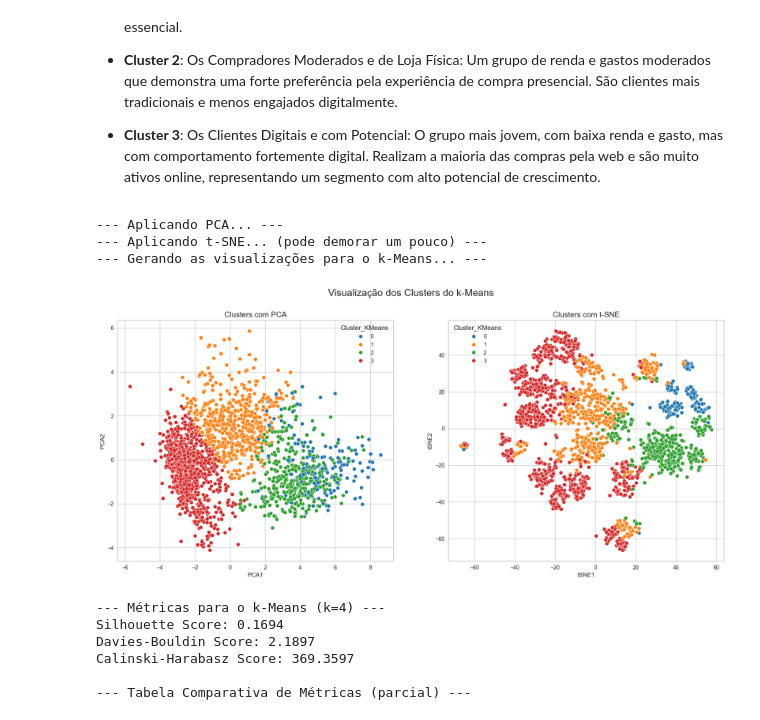
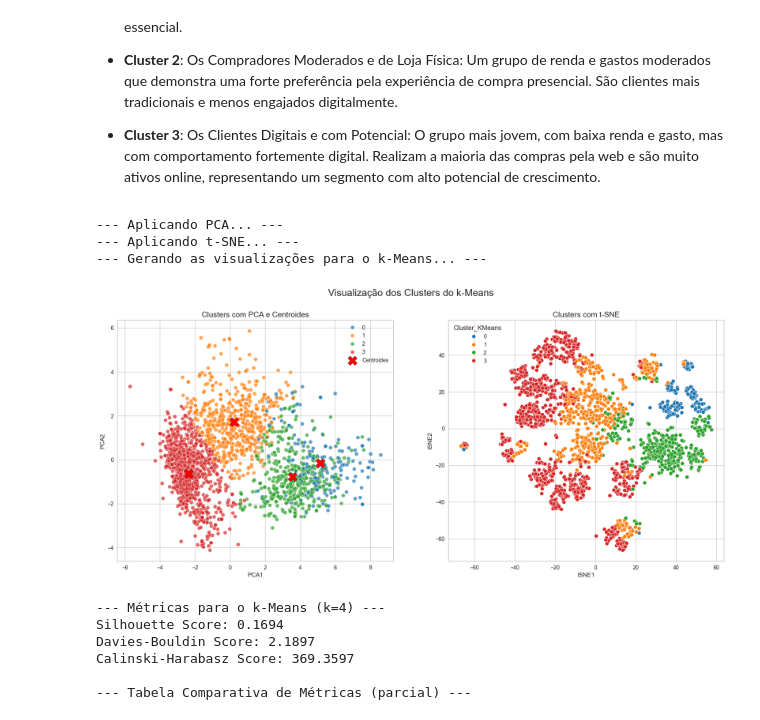
Before and after one commit to juniors719/customer_personality_clustering, a Jupyter notebook: customer_segmentation.ipynb, the cells around one changed output. Cells and saved outputs as stored; diff of their text form; code cells hidden in the pictures.

```diff
--- a/customer_segmentation.ipynb
+++ b/customer_segmentation.ipynb
@@ -857,40 +844,42 @@ data_pca = pca.fit_transform(df_ready)
 # 2. Redução de dimensionalidade com t-SNE
 print("--- Aplicando t-SNE... ---")
 tsne = TSNE(n_components=2, random_state=42)
 data_tsne = tsne.fit_transform(df_ready)
+
+centroids_originais = kmeans_final.cluster_centers_
+centroids_pca = pca.transform(centroids_originais)
 
 # 3. Criando um dataframe com os resultados para plotagem
 df_plot = pd.DataFrame({
     'PCA1': data_pca[:, 0], 'PCA2': data_pca[:, 1],
     'tSNE1': data_tsne[:, 0], 'tSNE2': data_tsne[:, 1],
     'Cluster_KMeans': df_sem_outliers['Cluster_KMeans']
 })
 
 # 4. Plotando os resultados do k-Means
 print("--- Gerando as visualizações para o k-Means... ---")
 fig, axes = plt.subplots(1, 2, figsize=(20, 8))
 fig.suptitle('Visualização dos Clusters do k-Means', fontsize=18)
 
 # Gráfico com PCA
-sns.scatterplot(
-    ax=axes[0], data=df_plot, x='PCA1', y='PCA2',
-    hue='Cluster_KMeans', palette=PALETTE
-)
-axes[0].set_title('Clusters com PCA', fontsize=14)
+sns.scatterplot(ax=axes[0], data=df_plot, x='PCA1', y='PCA2', hue='Cluster_KMeans', palette=PALETTE, alpha=0.7, s=50)
+axes[0].scatter(x=centroids_pca[:, 0], y=centroids_pca[:, 1], marker='X', s=300, c='red', edgecolor='black', label='Centroides')
+axes[0].set_title('Clusters com PCA e Centroides', fontsize=14)
+axes[0].legend()
 
 # Gráfico com t-SNE
 sns.scatterplot(
     ax=axes[1], data=df_plot, x='tSNE1', y='tSNE2',
     hue='Cluster_KMeans', palette=PALETTE
 )
 axes[1].set_title('Clusters com t-SNE', fontsize=14)
 
 plt.show()
 # %% [output]
 --- Aplicando PCA... ---
---- Aplicando t-SNE... (pode demorar um pouco) ---
+--- Aplicando t-SNE... ---
 --- Gerando as visualizações para o k-Means... ---
-[figure, old version]
+[figure, new version]
 # %%
 # --- PASSO 6: CÁLCULO DAS MÉTRICAS DE AVALIAÇÃO ---
 
```
Also changed, not shown: parts of 2 cells of this notebook.
